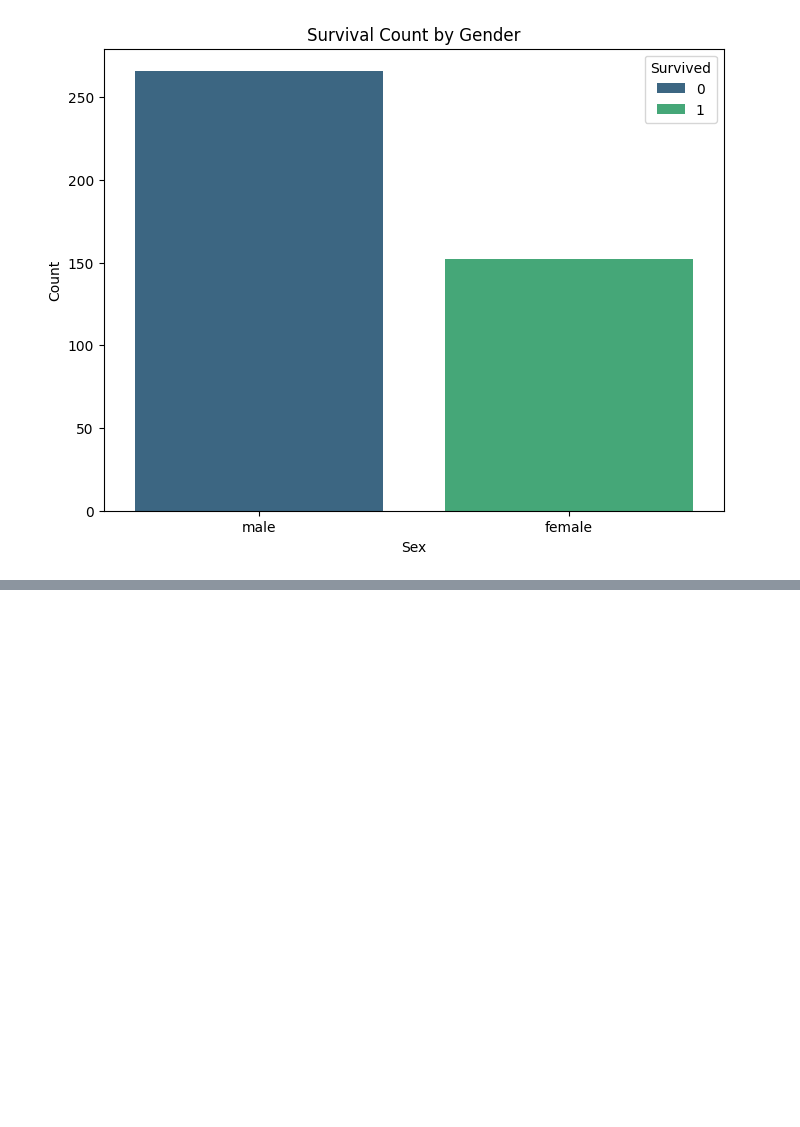
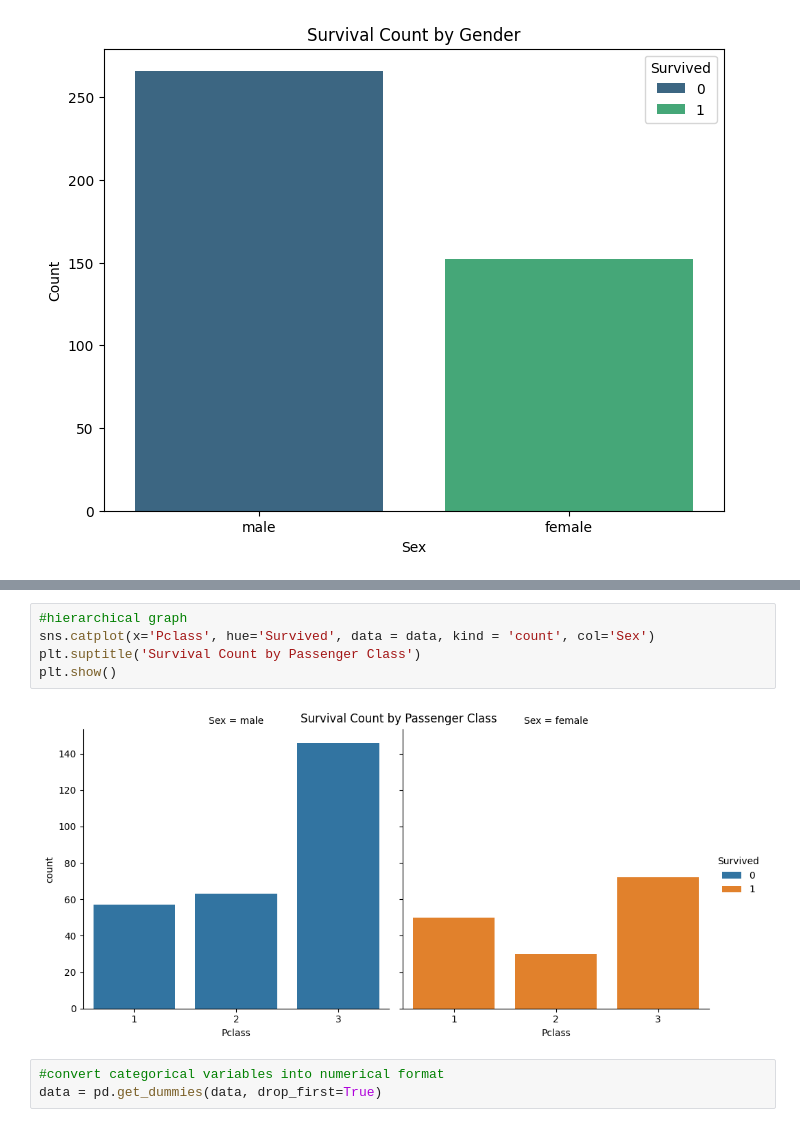
Before and after one commit to ovirce/360004---AI---SA2-Part-A---Code, a Jupyter notebook: 360004_AI_SA2_Part_A_Code.ipynb, the cells around one changed output, grey strips where cells are left out. Drawn from its saved outputs; the diff is of its cells as text; blank space fills up the shorter version.

```diff
--- a/360004_AI_SA2_Part_A_Code.ipynb
+++ b/360004_AI_SA2_Part_A_Code.ipynb
@@ -117,0 +125,10 @@ plt.show()
+# %%
+#hierarchical graph
+sns.catplot(x='Pclass', hue='Survived', data = data, kind = 'count', col='Sex')
+plt.suptitle('Survival Count by Passenger Class')
+plt.show()
+# %% [output]
+[figure, added]
+# %%
+#convert categorical variables into numerical format
+data = pd.get_dummies(data, drop_first=True)
```
Also changed, not shown: parts of 11 cells of this notebook.
